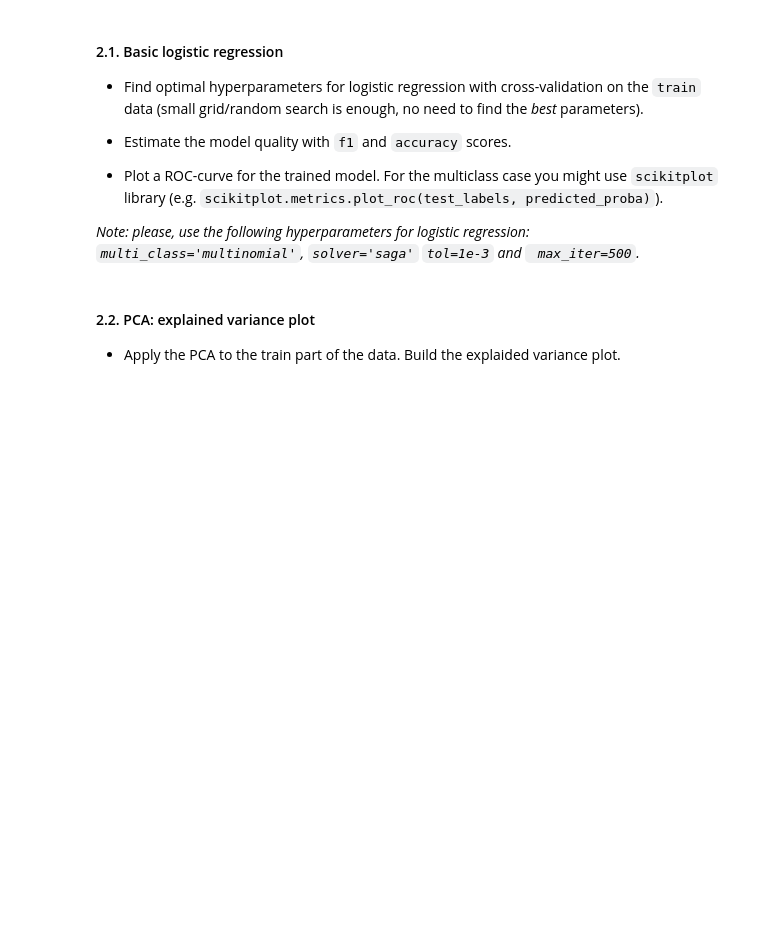
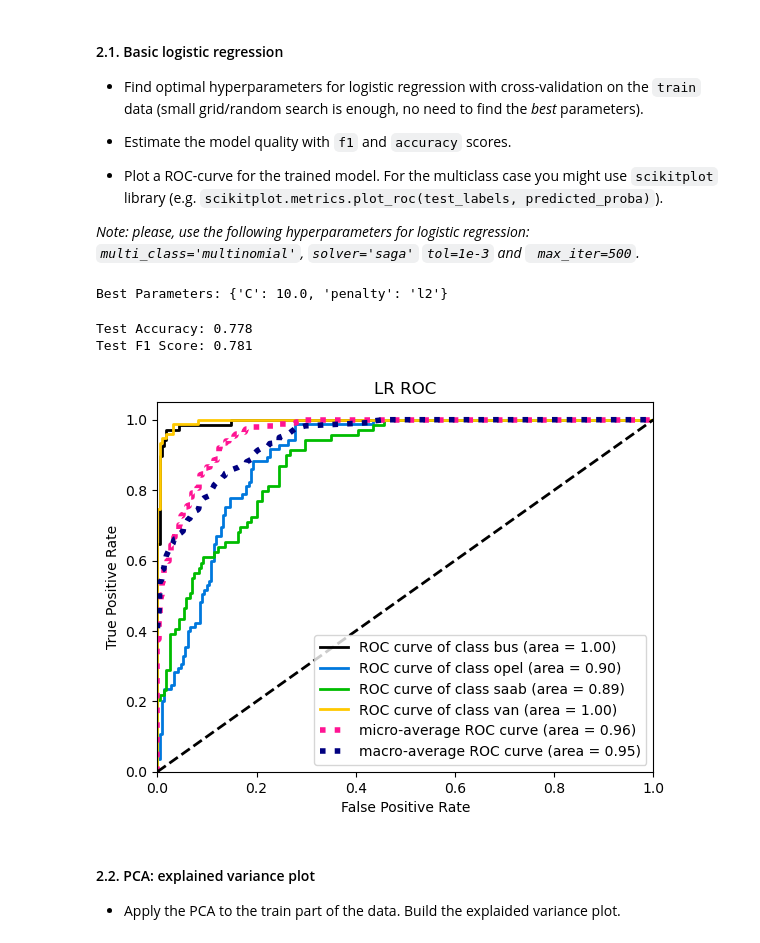
Before and after one commit to Katrin-Pochtar/Masters, a Jupyter notebook: Semester_2/Advanced_ML/Lab1_part2_ml_pipeline.ipynb, the cells around one changed output. Saved outputs shown, nothing was run; the diff lists cells and outputs as text; code cells hidden in the pictures; blank space fills up the shorter version.

```diff
--- a/Semester_2/Advanced_ML/Lab1_part2_ml_pipeline.ipynb
+++ b/Semester_2/Advanced_ML/Lab1_part2_ml_pipeline.ipynb
@@ -165,3 +188,49 @@ print(X_train.shape, y_train.shape, X_test.shape, y_test.shape)
+# %%
+### YOUR CODE HERE
+base_lr = LogisticRegression(
+    multi_class='multinomial',
+    solver='saga',
+    tol=1e-3,
+    max_iter=500,
+    random_state=42
+)
+
+param_grid = {
+    'C': [0.01, 0.1, 1.0, 10.0],
+    'penalty': ['l1', 'l2']
+}
+
+grid_search = GridSearchCV(
+    estimator=base_lr,
+    param_grid=param_grid,
+    scoring='f1_macro',
+    cv=5,
+    n_jobs=-1
+)
+
+grid_search.fit(X_train, y_train)
+
+best_lr = grid_search.best_estimator_
+
+print("Best Parameters:", grid_search.best_params_)
+# %% [output]
+Best Parameters: {'C': 10.0, 'penalty': 'l2'}
+# %%
+y_pred = best_lr.predict(X_test)
+y_proba = best_lr.predict_proba(X_test)
+# %%
+accuracy = accuracy_score(y_test, y_pred)
+f1 = f1_score(y_test, y_pred, average='macro')
+print(f"Test Accuracy: {accuracy:.3f}")
+print(f"Test F1 Score: {f1:.3f}")
+# %% [output]
+Test Accuracy: 0.778
+Test F1 Score: 0.781
+# %%
+scikitplot.metrics.plot_roc(y_test, y_proba, title="LR ROC")
+plt.show()
+# %% [output]
+[figure, added]
 # %% [markdown]
 #### 2.2. PCA: explained variance plot
 * Apply the PCA to the train part of the data. Build the explaided variance plot.
```
Also changed, not shown: parts of 41 cells of this notebook.
